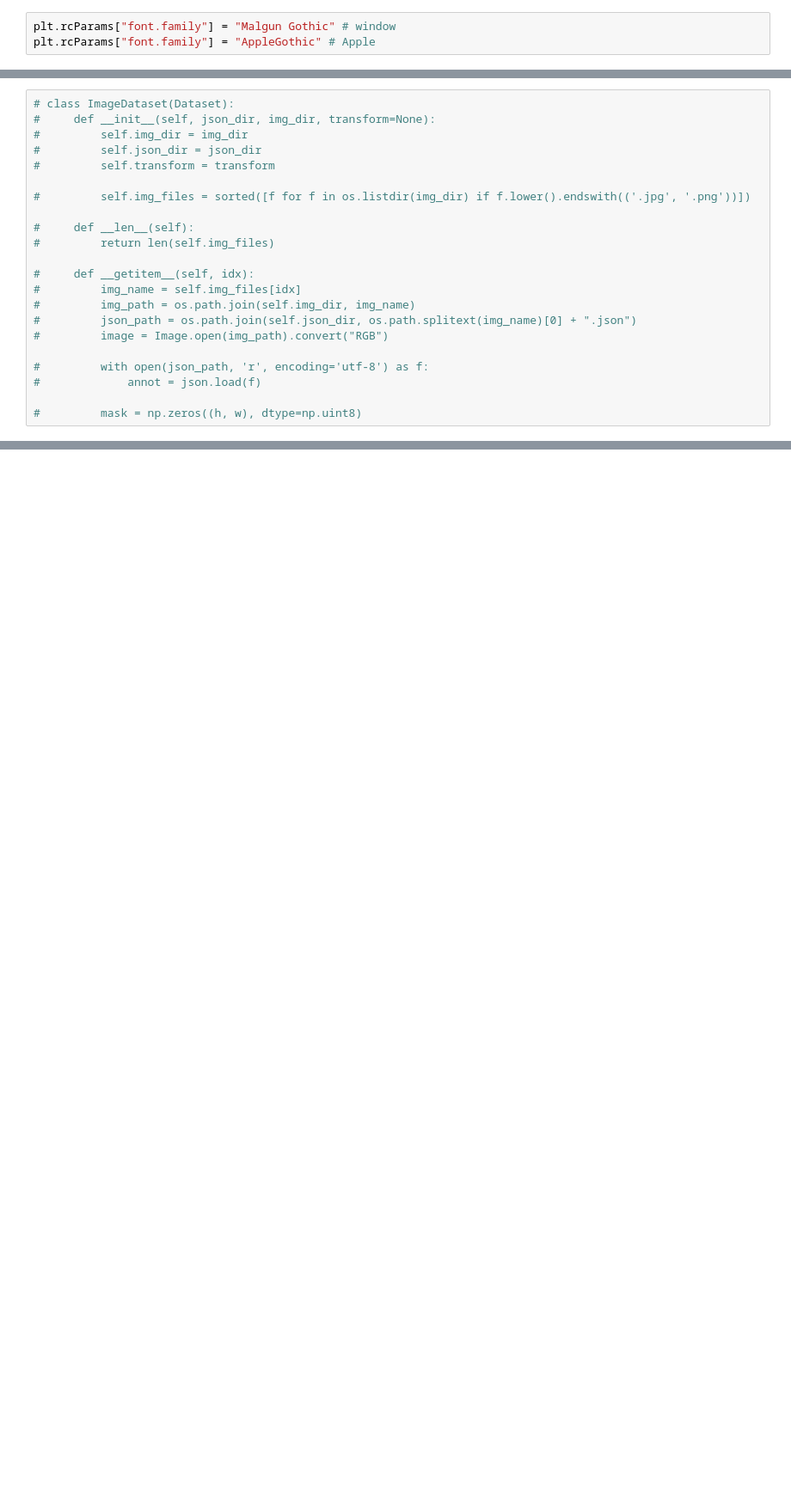
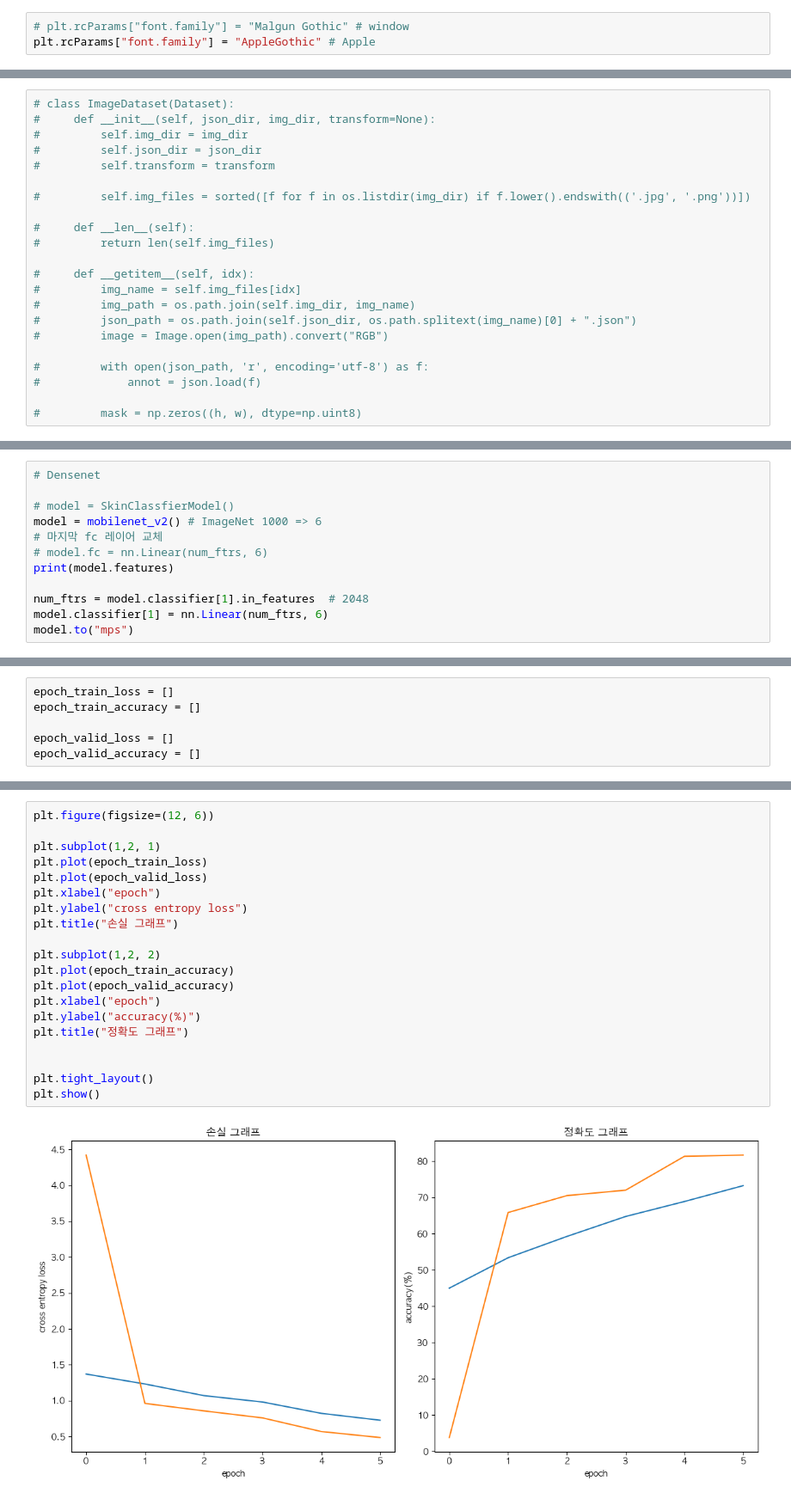
Before and after one commit to Duhoon/dl-trouble-detection, a Jupyter notebook: main.ipynb, the cells around one changed output, grey strips where cells are left out. Shown at 86% size. Drawn from its saved outputs; the diff is of its cells as text; blank space fills up the shorter version.

Commit message:
feat: mobilenet

```diff
--- a/main.ipynb
+++ b/main.ipynb
@@ -17,7 +18,7 @@ import json
 import os
 import os.path as path
 # %%
-plt.rcParams["font.family"] = "Malgun Gothic" # window
+# plt.rcParams["font.family"] = "Malgun Gothic" # window
 plt.rcParams["font.family"] = "AppleGothic" # Apple
 # %%
 class SkinClassfierModel(nn.Module):
@@ -106,0 +167,12 @@ SkinClassfierModel(
+# %%
+# Densenet
+
+# model = SkinClassfierModel()
+model = mobilenet_v2() # ImageNet 1000 => 6
+# 마지막 fc 레이어 교체
+# model.fc = nn.Linear(num_ftrs, 6)
+print(model.features)
+
+num_ftrs = model.classifier[1].in_features  # 2048
+model.classifier[1] = nn.Linear(num_ftrs, 6)
+model.to("mps")
@@ -115 +217,7 @@ transform = transforms.Compose([
+# %%
+epoch_train_loss = []
+epoch_train_accuracy = []
+
+epoch_valid_loss = []
+epoch_valid_accuracy = []
 # %%
@@ -167,0 +334,22 @@ KeyboardInterrupt:
+# %%
+plt.figure(figsize=(12, 6))
+
+plt.subplot(1,2, 1)
+plt.plot(epoch_train_loss)
+plt.plot(epoch_valid_loss)
+plt.xlabel("epoch")
+plt.ylabel("cross entropy loss")
+plt.title("손실 그래프")
+
+plt.subplot(1,2, 2)
+plt.plot(epoch_train_accuracy)
+plt.plot(epoch_valid_accuracy)
+plt.xlabel("epoch")
+plt.ylabel("accuracy(%)")
+plt.title("정확도 그래프")
+
+
+plt.tight_layout()
+plt.show()
+# %% [output]
+[figure, added]
```
Also changed, not shown: parts of 15 cells of this notebook, 1 other file.
